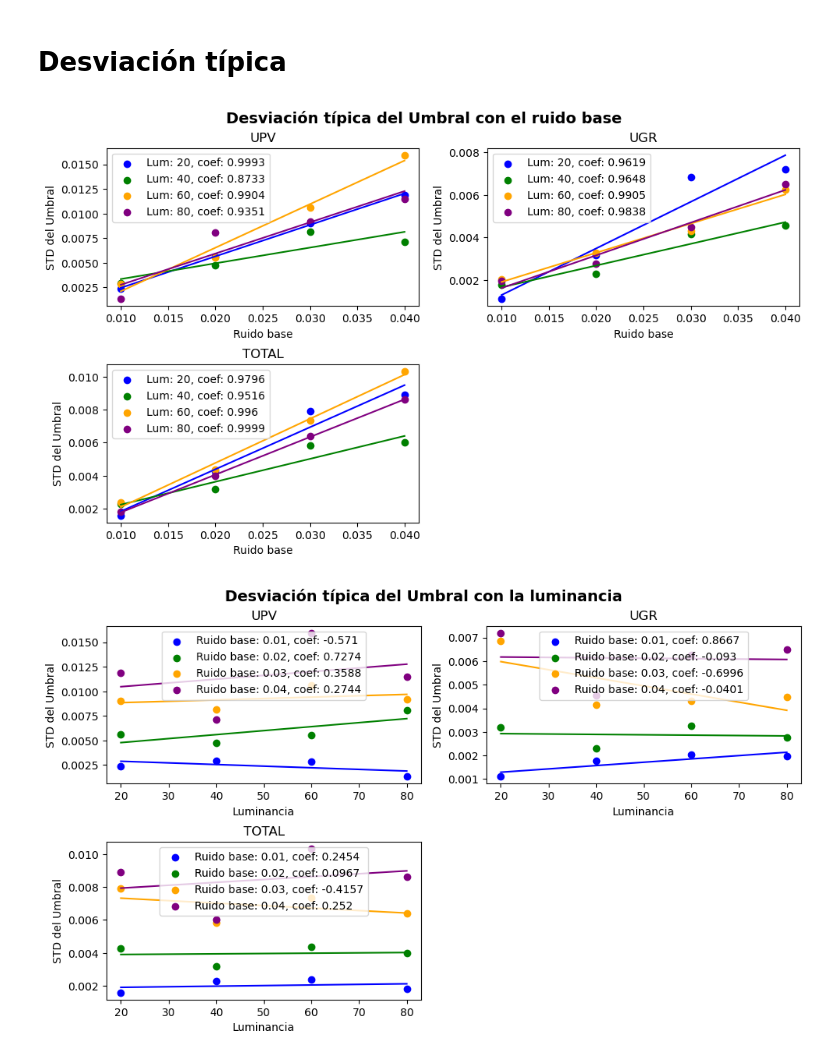
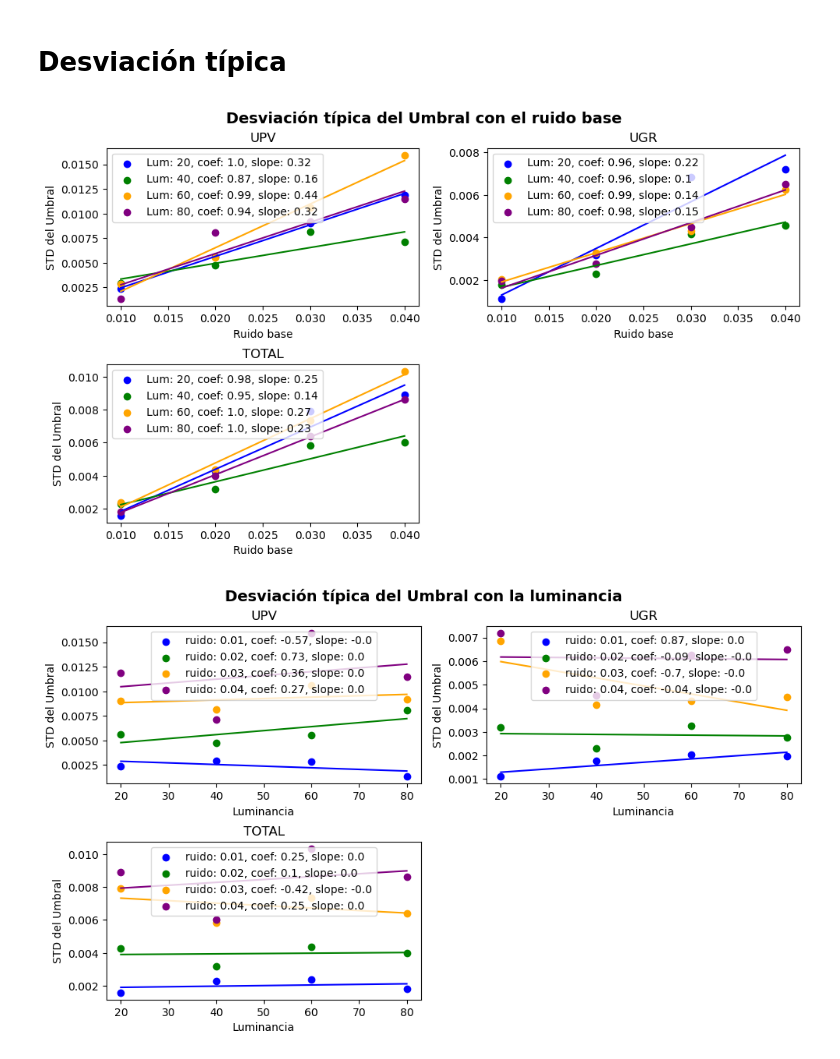
Before and after one commit to Luismikudo/tfm-noise-detection, a Jupyter notebook: plots.ipynb, the cells around one changed output. Drawn from its saved outputs; the diff is of its cells as text; code cells hidden in the pictures.

```diff
--- a/plots.ipynb
+++ b/plots.ipynb
@@ -44,7 +44,7 @@ for i, luminancia in enumerate(unique_luminancias):
     slope, intercept, r_value, p_value, std_err = linregress(luminancia_ruido_base, luminancia_medias)
 
     # Graficar los resultados
-    axs[0, 0].scatter(luminancia_ruido_base, luminancia_medias, color=colors[i], label="Lum: {}, coef: {}".format(luminancia, round(r_value,4)))
+    axs[0, 0].scatter(luminancia_ruido_base, luminancia_medias, color=colors[i], label="Lum: {}, coef: {}, slope: {}".format(luminancia, round(r_value,2), round(slope,2)))
     axs[0, 0].plot(luminancia_ruido_base, intercept + slope * luminancia_ruido_base, color=colors[i])
 
 axs[0, 0].set_title('UPV')
@@ -65,7 +65,7 @@ for i, luminancia in enumerate(unique_luminancias):
     slope, intercept, r_value, p_value, std_err = linregress(luminancia_ruido_base, luminancia_medias)
 
     # Graficar los resultados
-    axs[0, 1].scatter(luminancia_ruido_base, luminancia_medias, color=colors[i], label="Lum: {}, coef: {}".format(luminancia, round(r_value,4)))
+    axs[0, 1].scatter(luminancia_ruido_base, luminancia_medias, color=colors[i], label="Lum: {}, coef: {}, slope: {}".format(luminancia, round(r_value,2), round(slope,2)))
     axs[0, 1].plot(luminancia_ruido_base, intercept + slope * luminancia_ruido_base, color=colors[i])
 
 axs[0, 1].set_title('UGR')
@@ -86,7 +86,7 @@ for i, luminancia in enumerate(unique_luminancias):
     slope, intercept, r_value, p_value, std_err = linregress(luminancia_ruido_base, luminancia_medias)
 
     # Graficar los resultados
-    axs[1, 0].scatter(luminancia_ruido_base, luminancia_medias, color=colors[i], label="Lum: {}, coef: {}".format(luminancia, round(r_value,4)))
+    axs[1, 0].scatter(luminancia_ruido_base, luminancia_medias, color=colors[i], label="Lum: {}, coef: {}, slope: {}".format(luminancia, round(r_value,2), round(slope,2)))
     axs[1, 0].plot(luminancia_ruido_base, intercept + slope * luminancia_ruido_base, color=colors[i])
 
 axs[1, 0].set_title('TOTAL')
@@ -124,7 +124,7 @@ for i, ruido in enumerate(unique_ruido_base):
     slope, intercept, r_value, p_value, std_err = linregress(ruido_base_luminancias, ruido_base_medias)
 
     # Graficar los resultados
-    axs[0, 0].scatter(ruido_base_luminancias, ruido_base_medias, color=colors[i], label="Ruido base: {}, coef: {}".format(ruido, round(r_value,4)))
+    axs[0, 0].scatter(ruido_base_luminancias, ruido_base_medias, color=colors[i], label="ruido: {}, coef: {}, slope: {}".format(ruido, round(r_value,2), round(slope,2)))
     axs[0, 0].plot(ruido_base_luminancias, intercept + slope * ruido_base_luminancias, color=colors[i])
 
 axs[0, 0].set_title('UPV'.format(ruido))
@@ -146,7 +146,7 @@ for i, ruido in enumerate(unique_ruido_base):
     slope, intercept, r_value, p_value, std_err = linregress(ruido_base_luminancias, ruido_base_medias)
 
     # Graficar los resultados
-    axs[0, 1].scatter(ruido_base_luminancias, ruido_base_medias, color=colors[i], label="Ruido base: {}, coef: {}".format(ruido, round(r_value,4)))
+    axs[0, 1].scatter(ruido_base_luminancias, ruido_base_medias, color=colors[i], label="ruido: {}, coef: {}, slope: {}".format(ruido, round(r_value,2), round(slope,2)))
     axs[0, 1].plot(ruido_base_luminancias, intercept + slope * ruido_base_luminancias, color=colors[i])
 
 axs[0, 1].set_title('UGR'.format(ruido))
@@ -168,7 +168,7 @@ for i, ruido in enumerate(unique_ruido_base):
     slope, intercept, r_value, p_value, std_err = linregress(ruido_base_luminancias, ruido_base_medias)
 
     # Graficar los resultados
-    axs[1, 0].scatter(ruido_base_luminancias, ruido_base_medias, color=colors[i], label="Ruido base: {}, coef: {}".format(ruido, round(r_value,4)))
+    axs[1, 0].scatter(ruido_base_luminancias, ruido_base_medias, color=colors[i], label="ruido: {}, coef: {}, slope: {}".format(ruido, round(r_value,2), round(slope,2)))
     axs[1, 0].plot(ruido_base_luminancias, intercept + slope * ruido_base_luminancias, color=colors[i])
 
 axs[1, 0].set_title('TOTAL'.format(ruido))
@@ -378,7 +438,7 @@ for i, luminancia in enumerate(unique_luminancias):
     slope, intercept, r_value, p_value, std_err = linregress(luminancia_ruido_base, luminancia_k)
 
     # Graficar los resultados
-    axs[0, 0].scatter(luminancia_ruido_base, luminancia_k, color=colors[i], label="Lum: {}, coef: {}".format(luminancia, round(r_value,4)))
+    axs[0, 0].scatter(luminancia_ruido_base, luminancia_k, color=colors[i], label="Lum: {}, coef: {}, slope: {}".format(luminancia, round(r_value,2), round(slope,2)))
     axs[0, 0].plot(luminancia_ruido_base, intercept + slope * luminancia_ruido_base, color=colors[i])
 
 axs[0, 0].set_title('UPV')
@@ -399,7 +459,7 @@ for i, luminancia in enumerate(unique_luminancias):
     slope, intercept, r_value, p_value, std_err = linregress(luminancia_ruido_base, luminancia_k)
 
     # Graficar los resultados
-    axs[0, 1].scatter(luminancia_ruido_base, luminancia_k, color=colors[i], label="Lum: {}, coef: {}".format(luminancia, round(r_value,4)))
+    axs[0, 1].scatter(luminancia_ruido_base, luminancia_k, color=colors[i], label="Lum: {}, coef: {}, slope: {}".format(luminancia, round(r_value,2), round(slope,2)))
     axs[0, 1].plot(luminancia_ruido_base, intercept + slope * luminancia_ruido_base, color=colors[i])
 
 axs[0, 1].set_title('UGR')
@@ -420,7 +480,7 @@ for i, luminancia in enumerate(unique_luminancias):
     slope, intercept, r_value, p_value, std_err = linregress(luminancia_ruido_base, luminancia_k)
 
     # Graficar los resultados
-    axs[1, 0].scatter(luminancia_ruido_base, luminancia_k, color=colors[i], label="Lum: {}, coef: {}".format(luminancia, round(r_value,4)))
+    axs[1, 0].scatter(luminancia_ruido_base, luminancia_k, color=colors[i], label="Lum: {}, coef: {}, slope: {}".format(luminancia, round(r_value,2), round(slope,2)))
     axs[1, 0].plot(luminancia_ruido_base, intercept + slope * luminancia_ruido_base, color=colors[i])
 
 axs[1, 0].set_title('TOTAL')
@@ -458,7 +518,7 @@ for i, ruido in enumerate(unique_ruido_base):
     slope, intercept, r_value, p_value, std_err = linregress(ruido_base_luminancias, ruido_base_k)
 
     # Graficar los resultados
-    axs[0, 0].scatter(ruido_base_luminancias, ruido_base_k, color=colors[i], label="Ruido base: {}, coef: {}".format(ruido, round(r_value,4)))
+    axs[0, 0].scatter(ruido_base_luminancias, ruido_base_k, color=colors[i], label="ruido: {}, coef: {}, slope: {}".format(ruido, round(r_value,2), round(slope,2)))
     axs[0, 0].plot(ruido_base_luminancias, intercept + slope * ruido_base_luminancias, color=colors[i])
 
 axs[0, 0].set_title('UPV'.format(ruido))
@@ -480,7 +540,7 @@ for i, ruido in enumerate(unique_ruido_base):
     slope, intercept, r_value, p_value, std_err = linregress(ruido_base_luminancias, ruido_base_k)
 
     # Graficar los resultados
-    axs[0, 1].scatter(ruido_base_luminancias, ruido_base_k, color=colors[i], label="Ruido base: {}, coef: {}".format(ruido, round(r_value,4)))
+    axs[0, 1].scatter(ruido_base_luminancias, ruido_base_k, color=colors[i], label="ruido: {}, coef: {}, slope: {}".format(ruido, round(r_value,2), round(slope,2)))
     axs[0, 1].plot(ruido_base_luminancias, intercept + slope * ruido_base_luminancias, color=colors[i])
 
 axs[0, 1].set_title('UGR'.format(ruido))
@@ -502,7 +562,7 @@ for i, ruido in enumerate(unique_ruido_base):
     slope, intercept, r_value, p_value, std_err = linregress(ruido_base_luminancias, ruido_base_k)
 
     # Graficar los resultados
-    axs[1, 0].scatter(ruido_base_luminancias, ruido_base_k, color=colors[i], label="Ruido base: {}, coef: {}".format(ruido, round(r_value,4)))
+    axs[1, 0].scatter(ruido_base_luminancias, ruido_base_k, color=colors[i], label="ruido: {}, coef: {}, slope: {}".format(ruido, round(r_value,2), round(slope,2)))
     axs[1, 0].plot(ruido_base_luminancias, intercept + slope * ruido_base_luminancias, color=colors[i])
 
 axs[1, 0].set_title('TOTAL'.format(ruido))
@@ -548,7 +608,7 @@ for i, luminancia in enumerate(unique_luminancias):
     slope, intercept, r_value, p_value, std_err = linregress(luminancia_ruido_base, luminancia_std)
 
     # Graficar los resultados
-    axs[0, 0].scatter(luminancia_ruido_base, luminancia_std, color=colors[i], label="Lum: {}, coef: {}".format(luminancia, round(r_value,4)))
+    axs[0, 0].scatter(luminancia_ruido_base, luminancia_std, color=colors[i], label="Lum: {}, coef: {}, slope: {}".format(luminancia, round(r_value,2), round(slope,2)))
     axs[0, 0].plot(luminancia_ruido_base, intercept + slope * luminancia_ruido_base, color=colors[i])
 
 axs[0, 0].set_title('UPV')
@@ -569,7 +629,7 @@ for i, luminancia in enumerate(unique_luminancias):
     slope, intercept, r_value, p_value, std_err = linregress(luminancia_ruido_base, luminancia_std)
 
     # Graficar los resultados
-    axs[0, 1].scatter(luminancia_ruido_base, luminancia_std, color=colors[i], label="Lum: {}, coef: {}".format(luminancia, round(r_value,4)))
+    axs[0, 1].scatter(luminancia_ruido_base, luminancia_std, color=colors[i], label="Lum: {}, coef: {}, slope: {}".format(luminancia, round(r_value,2), round(slope,2)))
     axs[0, 1].plot(luminancia_ruido_base, intercept + slope * luminancia_ruido_base, color=colors[i])
 
 axs[0, 1].set_title('UGR')
@@ -590,7 +650,7 @@ for i, luminancia in enumerate(unique_luminancias):
     slope, intercept, r_value, p_value, std_err = linregress(luminancia_ruido_base, luminancia_std)
 
     # Graficar los resultados
-    axs[1, 0].scatter(luminancia_ruido_base, luminancia_std, color=colors[i], label="Lum: {}, coef: {}".format(luminancia, round(r_value,4)))
+    axs[1, 0].scatter(luminancia_ruido_base, luminancia_std, color=colors[i], label="Lum: {}, coef: {}, slope: {}".format(luminancia, round(r_value,2), round(slope,2)))
     axs[1, 0].plot(luminancia_ruido_base, intercept + slope * luminancia_ruido_base, color=colors[i])
 
 axs[1, 0].set_title('TOTAL')
@@ -629,7 +689,7 @@ for i, ruido in enumerate(unique_ruido_base):
     slope, intercept, r_value, p_value, std_err = linregress(ruido_base_luminancias, ruido_base_std)
 
     # Graficar los resultados
-    axs[0, 0].scatter(ruido_base_luminancias, ruido_base_std, color=colors[i], label="Ruido base: {}, coef: {}".format(ruido, round(r_value,4)))
+    axs[0, 0].scatter(ruido_base_luminancias, ruido_base_std, color=colors[i], label="ruido: {}, coef: {}, slope: {}".format(ruido, round(r_value,2), round(slope,2)))
     axs[0, 0].plot(ruido_base_luminancias, intercept + slope * ruido_base_luminancias, color=colors[i])
 
 axs[0, 0].set_title('UPV'.format(ruido))
@@ -651,7 +711,7 @@ for i, ruido in enumerate(unique_ruido_base):
     slope, intercept, r_value, p_value, std_err = linregress(ruido_base_luminancias, ruido_base_std)
 
     # Graficar los resultados
-    axs[0, 1].scatter(ruido_base_luminancias, ruido_base_std, color=colors[i], label="Ruido base: {}, coef: {}".format(ruido, round(r_value,4)))
+    axs[0, 1].scatter(ruido_base_luminancias, ruido_base_std, color=colors[i], label="ruido: {}, coef: {}, slope: {}".format(ruido, round(r_value,2), round(slope,2)))
     axs[0, 1].plot(ruido_base_luminancias, intercept + slope * ruido_base_luminancias, color=colors[i])
 
 axs[0, 1].set_title('UGR'.format(ruido))
@@ -666,33 +726,33 @@ std = np.array([i[2] for row in data_total for i in row])
 for i, ruido in enumerate(unique_ruido_base):
     # Filtrar datos correspondientes al ruido base actual
     ruido_base_indices = np.where(ruido_base == ruido)
     ruido_base_luminancias = luminancias[ruido_base_indices]
     ruido_base_std = std[ruido_base_indices]
 
     # Realizar regresión lineal
     slope, intercept, r_value, p_value, std_err = linregress(ruido_base_luminancias, ruido_base_std)
 
     # Graficar los resultados
-    axs[1, 0].scatter(ruido_base_luminancias, ruido_base_std, color=colors[i], label="Ruido base: {}, coef: {}".format(ruido, round(r_value,4)))
+    axs[1, 0].scatter(ruido_base_luminancias, ruido_base_std, color=colors[i], label="ruido: {}, coef: {}, slope: {}".format(ruido, round(r_value,2), round(slope,2)))
     axs[1, 0].plot(ruido_base_luminancias, intercept + slope * ruido_base_luminancias, color=colors[i])
 
 axs[1, 0].set_title('TOTAL'.format(ruido))
 axs[1, 0].set_xlabel('Luminancia')
 axs[1, 0].set_ylabel('STD del Umbral')
 axs[1, 0].legend()
 # Remover el último subplot vacío
 fig.delaxes(axs[1, 1])
 
 # Ajustar los espacios entre subplots
 plt.tight_layout()
 
 # Ajustar los espacios entre subplots
 plt.subplots_adjust(top=0.9, bottom=0.1)
 
 fig.suptitle("Desviación típica del Umbral con la luminancia", fontsize=14, fontweight='bold')
 
 # Mostrar la figura
 plt.show()
 # %% [output]
-[figure, old version]
+[figure, new version]
-[figure, old version]
+[figure, new version]
```
Also changed, not shown: parts of 3 cells of this notebook.
